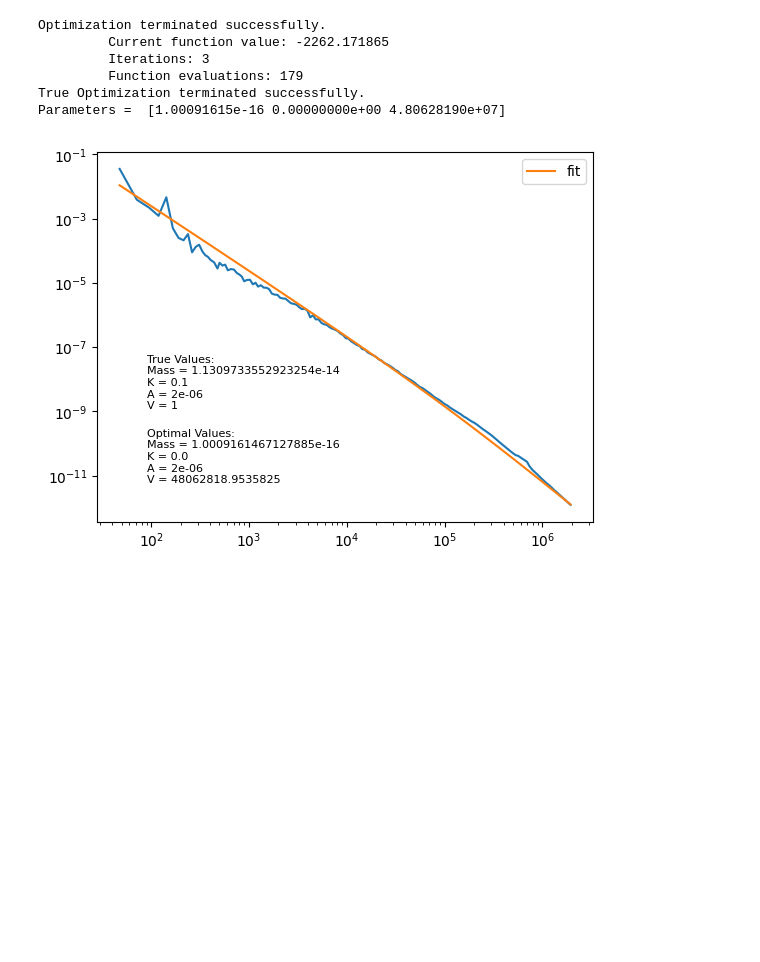
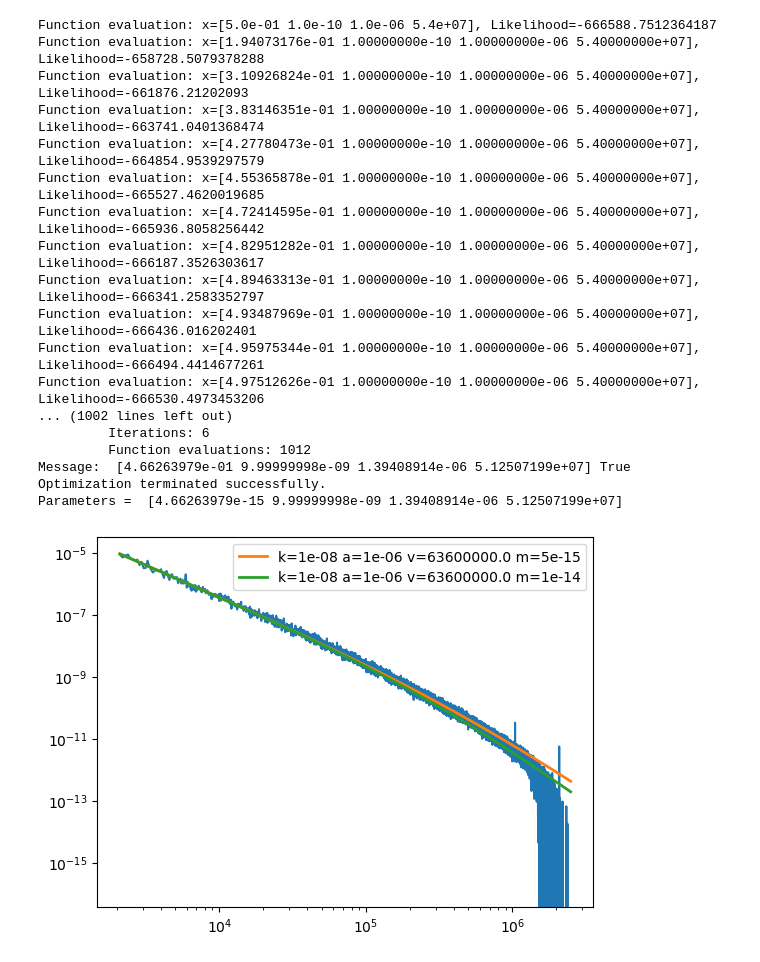
Before and after one commit to mcthumann/Brownian_Data_Analysis, a Jupyter notebook: scripts/HP_PSD_Fit.ipynb, the cells around one changed output. Cells and saved outputs as stored; diff of their text form; code cells hidden in the pictures; blank space fills up the shorter version.

Commit message:
fitting changes

```diff
--- a/scripts/HP_PSD_Fit.ipynb
+++ b/scripts/HP_PSD_Fit.ipynb
@@ -9,7 +9,7 @@ import pandas as pd
 import scipy
 # %%
 def transfer(freq, response):
-    df = pd.read_csv(r"C:\Users\GaGe\Desktop\Brownian_Data_2024\October_Gage_Data\20241121\filter_response.txt")
+    df = pd.read_csv(r"C:\Users\mcthu\Downloads\2 micron data\no_filter_response.txt")
     freqs = np.array(df[df.keys()[0]])
     r = np.array(df[df.keys()[1]])
     interpolation = scipy.interpolate.interp1d(freqs, r, fill_value = "extrapolate")
@@ -39,12 +39,13 @@ Text(0.5, 1.0, 'Transfer Funtion')
 # %%
-HP_filename = r"C:\Users\GaGe\Desktop\Brownian_Data_2024\October_Gage_Data\20241122\2_um_short_4"
-hp_offset = 3
-num_files = 6
+HP_filename = r"C:\Users\mcthu\Downloads\2 micron data\Friday_data_set"
+hp_offset = 73671700
+num_files = 10
 traces_per_file = 3
 traces_HP = check_and_load_or_process("", hp_offset, HP_filename, "X", num_files, traces_per_file)
 
 time_hp = np.arange(0, len(traces_HP[0]['series']))
 conf_hp = Config(**traces_HP[0]['args'])
+conf_hp.print()
 time_hp = time_hp * (1/conf_hp.sampling_rate)
 
 plt.figure(figsize=(10, 6))
@@ -72,6 +75,6 @@ MASS TOTAL IS 1.1309733552923254e-14
 # %%
 #bin data
-bin = 30
+bin = 40
 all_hp_series = []
 
 for trace in traces_HP:
@@ -88,6 +91,8 @@ for series in all_hp_series:
 hp_avg_psd = np.mean(all_hp_psd, axis=0)
 
 plt.plot(frequency, hp_avg_psd)
+plt.ylim(bottom=1e-14)
+plt.xlim(left=1e4)
 plt.xscale('log')
 plt.yscale('log')
 # %% [output]
@@ -136,7 +149,7 @@ Text(0, 0.5, 'Signal [V^2/Hz]')
 # %%
 from fitting import log_bin_array, PSD_fitting, PSD_fitting_func
 
-frequency, hp_avg_psd = log_bin_array(frequency, hp_avg_psd, 5, 2e6, 200)
+# frequency, hp_avg_psd = log_bin_array(frequency, hp_avg_psd, 1e-1, 1e7, 100)
 
 plt.plot(frequency, hp_avg_psd, ".")
 plt.title("PSD LOG BINNING")
@@ -148,37 +161,63 @@ plt.show()
 # %%
 from fitting import log_bin_array, PSD_fitting, PSD_fitting_func
 
-a_guess = 2e-6
-v_guess = 1e9
-m_guess = 1e-14
-k_guess = 0
+a_guess = 1e-6
+v_guess = 5.4e7
+m_guess = 5e-15
+k_guess = 1e-10
+
+a_plot = [1e-6]
+v_plot = [6.36e7]
+m_plot = [5e-15, 10e-15]
+k_plot = [1e-8]
 
 # bounds = [(a_guess, a_guess), (m_guess, m_guess), (k_guess, k_guess), (v_guess, v_guess)]
 
 optimal_parameters = PSD_fitting(frequency[1:], hp_avg_psd[1:], a_guess, m_guess, k_guess, v_guess)
+
 optimal_parameters.x[0] = optimal_parameters.x[0]*1e-14
-PSD_fit = PSD_fitting_func(frequency[1:] * 2 * np.pi, optimal_parameters.x[0], optimal_parameters.x[1], a_guess, optimal_parameters.x[2])
+PSD_fit = PSD_fitting_func(frequency[1:] * 2 * np.pi, optimal_parameters.x[0], optimal_parameters.x[1], optimal_parameters.x[2], optimal_parameters.x[3])
+
 
 print("Parameters = ", optimal_parameters.x)
-plt.text(0.1, 0.1, f"Optimal Values:\nMass = {optimal_parameters.x[0]}\nK = {optimal_parameters.x[1]}\nA = {a_guess}\nV = {optimal_parameters.x[2]}",
-         fontsize=8, ha='left', va='bottom', transform=plt.gca().transAxes)
-plt.text(0.1, 0.3, f"True Values:\nMass = {conf_hp.mass_total}\nK = {.1}\nA = {conf_hp.a}\nV = {1}",
-         fontsize=8, ha='left', va='bottom', transform=plt.gca().transAxes)
+# plt.text(0.1, 0.1, f"Optimal Values:\nMass = {optimal_parameters.x[0]}\nK = {optimal_parameters.x[1]}\nA = {optimal_parameters.x[2]}\nV = {optimal_parameters.x[3]}",
+#          fontsize=8, ha='left', va='bottom', transform=plt.gca().transAxes)
+#
+# plt.text(0.1, 0.3, f"True Values:\nMass = {conf_hp.mass_total}\nK = {.1}\nA = {conf_hp.a}\nV = {1}",
+#          fontsize=8, ha='left', va='bottom', transform=plt.gca().transAxes)
 
 plt.plot(frequency[1:], hp_avg_psd[1:])
 
 # plt.axhline(2*const.k_b*conf.temp*config.gamma/k_guess**2)
 
-plt.plot(frequency[1:], PSD_fit, label="fit")
+# plt.plot(frequency[1:], PSD_fit, label=f"fit k={optimal_parameters.x[1]:.{3}g} a={optimal_parameters.x[2]:.{3}g} v={optimal_parameters.x[3]:.{3}g} m={optimal_parameters.x[0]:.{3}g}")
+for a in a_plot:
+    for k in k_plot:
+        for v in v_plot:
+            for m in m_plot:
+                PSD_true = PSD_fitting_func(frequency[1:] * 2 * np.pi, m, k, a, v)
+                plt.plot(frequency[1:], PSD_true, linewidth=2, label=f"k={k} a={a} v={v} m={m}")
+
 plt.legend()
 plt.xscale("log")
 plt.yscale("log")
 plt.show()
 # %% [output]
-Optimization terminated successfully.
-         Current function value: -2262.171865
-         Iterations: 3
-         Function evaluations: 179
-True Optimization terminated successfully.
-Parameters =  [1.00091615e-16 0.00000000e+00 4.80628190e+07]
+Function evaluation: x=[5.0e-01 1.0e-10 1.0e-06 5.4e+07], Likelihood=-666588.7512364187
+Function evaluation: x=[1.94073176e-01 1.00000000e-10 1.00000000e-06 5.40000000e+07], Likelihood=-658728.5079378288
+Function evaluation: x=[3.10926824e-01 1.00000000e-10 1.00000000e-06 5.40000000e+07], Likelihood=-661876.21202093
+Function evaluation: x=[3.83146351e-01 1.00000000e-10 1.00000000e-06 5.40000000e+07], Likelihood=-663741.0401368474
+Function evaluation: x=[4.27780473e-01 1.00000000e-10 1.00000000e-06 5.40000000e+07], Likelihood=-664854.9539297579
+Function evaluation: x=[4.55365878e-01 1.00000000e-10 1.00000000e-06 5.40000000e+07], Likelihood=-665527.4620019685
+Function evaluation: x=[4.72414595e-01 1.00000000e-10 1.00000000e-06 5.40000000e+07], Likelihood=-665936.8058256442
+Function evaluation: x=[4.82951282e-01 1.00000000e-10 1.00000000e-06 5.40000000e+07], Likelihood=-666187.3526303617
+Function evaluation: x=[4.89463313e-01 1.00000000e-10 1.00000000e-06 5.40000000e+07], Likelihood=-666341.2583352797
+Function evaluation: x=[4.93487969e-01 1.00000000e-10 1.00000000e-06 5.40000000e+07], Likelihood=-666436.016202401
+Function evaluation: x=[4.95975344e-01 1.00000000e-10 1.00000000e-06 5.40000000e+07], Likelihood=-666494.4414677261
+Function evaluation: x=[4.97512626e-01 1.00000000e-10 1.00000000e-06 5.40000000e+07], Likelihood=-666530.4973453206
+... (1002 lines left out)
+         Iterations: 6
+         Function evaluations: 1012
+Message:  [4.66263979e-01 9.99999998e-09 1.39408914e-06 5.12507199e+07] True Optimization terminated successfully.
+Parameters =  [4.66263979e-15 9.99999998e-09 1.39408914e-06 5.12507199e+07]
-[figure, old version]
+[figure, new version]
```
Also changed, not shown: parts of 7 cells of this notebook, 5 other files.
